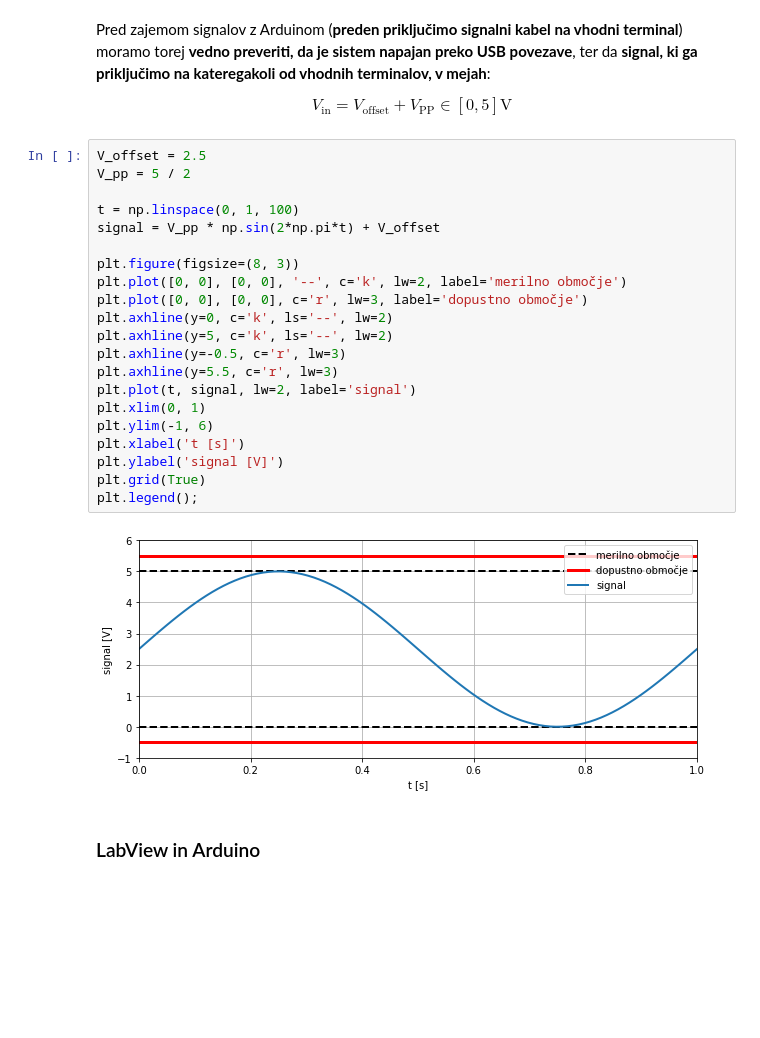
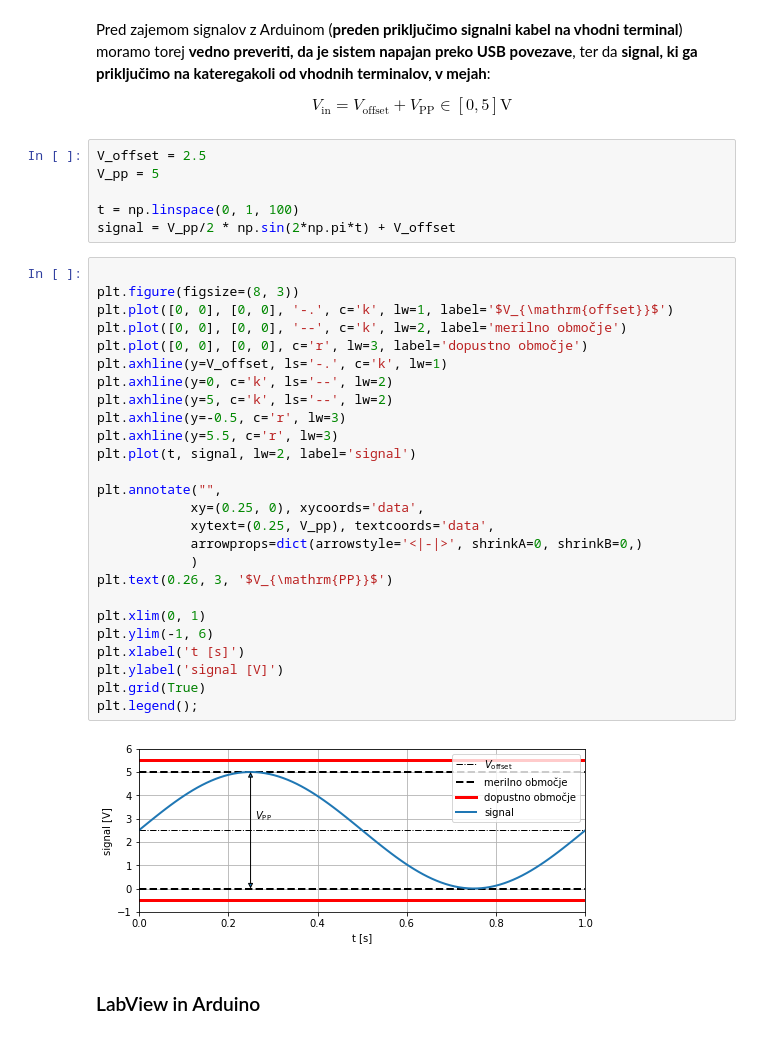
Before and after one commit to domengorjup/ps_lv, a Jupyter notebook: _sources/notebooks/02 - LabView in Arduino, Python.ipynb, the cells around one changed output. Saved outputs shown, nothing was run; the diff lists cells and outputs as text; blank space fills up the shorter version.

```diff
--- a/_sources/notebooks/02 - LabView in Arduino, Python.ipynb
+++ b/_sources/notebooks/02 - LabView in Arduino, Python.ipynb
@@ -39,29 +39,40 @@ Pri zajemu signalov moramo biti pozorni, da ne presežemo ekstremov dovoljenih v
 Pred zajemom signalov z Arduinom (**preden priključimo signalni kabel na vhodni terminal**) moramo torej **vedno preveriti, da je sistem napajan preko USB povezave**, ter da **signal, ki ga priključimo na kateregakoli od vhodnih terminalov, v mejah**:
 
 $$V_{\mathrm{in}} = V_{\mathrm{offset}} + V_{\mathrm{PP}} \in [0, 5] \mathrm{ V}$$
+# %%
+V_offset = 2.5
+V_pp = 5
+
+t = np.linspace(0, 1, 100)
+signal = V_pp/2 * np.sin(2*np.pi*t) + V_offset
 # %%
-V_offset = 2.5
-V_pp = 5 / 2
-
-t = np.linspace(0, 1, 100)
-signal = V_pp * np.sin(2*np.pi*t) + V_offset
 
 plt.figure(figsize=(8, 3))
+plt.plot([0, 0], [0, 0], '-.', c='k', lw=1, label='$V_{\mathrm{offset}}$')
 plt.plot([0, 0], [0, 0], '--', c='k', lw=2, label='merilno območje')
 plt.plot([0, 0], [0, 0], c='r', lw=3, label='dopustno območje')
+plt.axhline(y=V_offset, ls='-.', c='k', lw=1)
 plt.axhline(y=0, c='k', ls='--', lw=2)
 plt.axhline(y=5, c='k', ls='--', lw=2)
 plt.axhline(y=-0.5, c='r', lw=3)
 plt.axhline(y=5.5, c='r', lw=3)
 plt.plot(t, signal, lw=2, label='signal')
+
+plt.annotate("",
+            xy=(0.25, 0), xycoords='data',
+            xytext=(0.25, V_pp), textcoords='data',
+            arrowprops=dict(arrowstyle='<|-|>', shrinkA=0, shrinkB=0,)
+            )
+plt.text(0.26, 3, '$V_{\mathrm{PP}}$')
+
 plt.xlim(0, 1)
 plt.ylim(-1, 6)
 plt.xlabel('t [s]')
 plt.ylabel('signal [V]')
 plt.grid(True)
 plt.legend();
 # %% [output]
-[figure, old version]
+[figure, new version]
 # %% [markdown]
 ### LabView in Arduino
 # %% [markdown]
```
Also changed, not shown: 6 other files.
